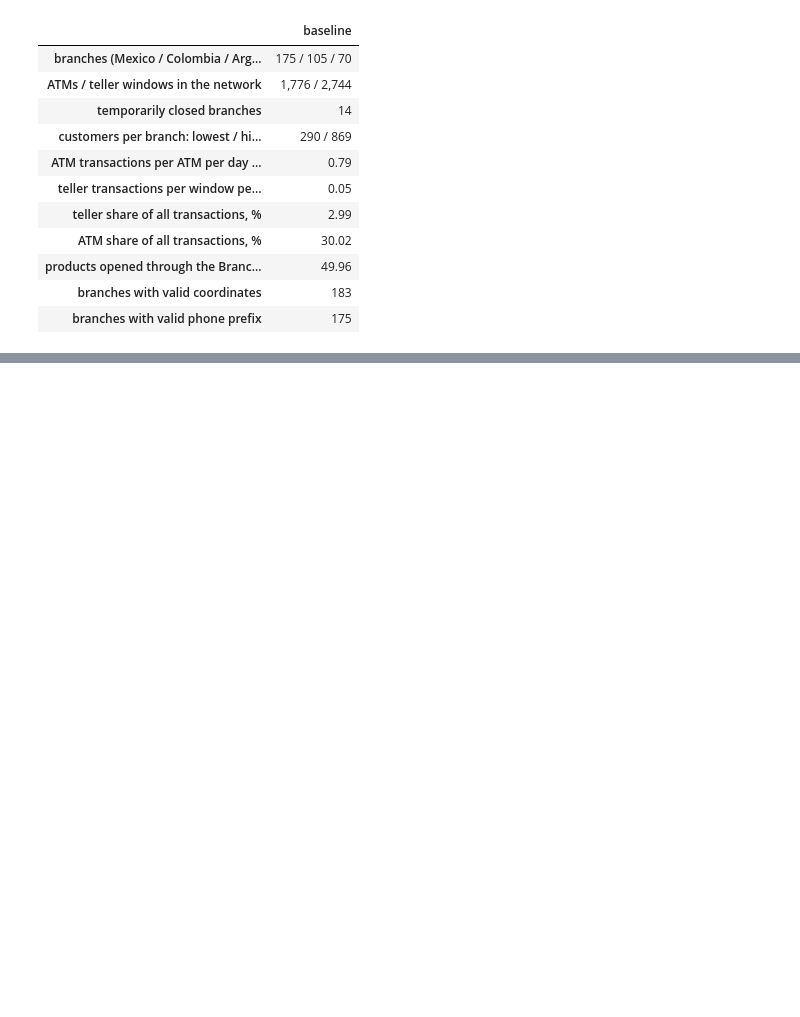
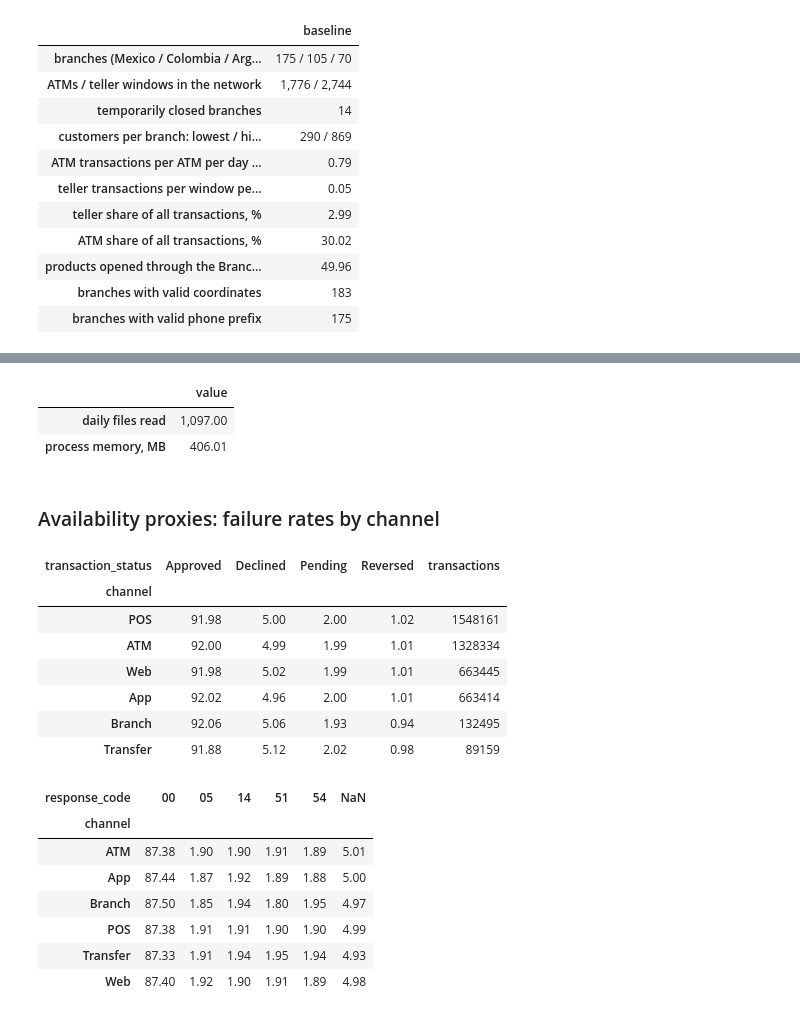
Before and after one commit to PedroCaballero1/krtr, a Jupyter notebook: notebooks/eda/physical_places_hypothesis/branches.ipynb, the cells around one changed output, grey strips where cells are left out. Drawn from its saved outputs; the diff is of its cells as text; code cells hidden in the pictures; blank space fills up the shorter version.

```diff
--- a/notebooks/eda/physical_places_hypothesis/branches.ipynb
+++ b/notebooks/eda/physical_places_hypothesis/branches.ipynb
@@ -835,0 +844,71 @@ display(baseline.to_frame())
+# %%
+LOAD_COLUMNS = ["transaction_date", "channel", "branch_id", "transaction_status", "response_code"]
+
+
+def summarize_load_partition(path: Path) -> dict[str, pd.DataFrame]:
+    """Reduces one daily transaction file to availability and load tables.
+
+    Exists so failure rates and load per branch can be measured over the full history without holding it in memory.
+
+    Args:
+        path: Path of one daily transactions file (one business day).
+
+    Returns:
+        dict: transactions per channel and status, per channel and response code, per branch and channel for the day,
+        per branch, channel and hour of the day, and per channel with the partition's weekday and day of month.
+    """
+    frame = pd.read_csv(path, usecols=LOAD_COLUMNS, dtype={"response_code": str})
+    physical = frame[frame["channel"].isin(PHYSICAL_CHANNELS) & frame["branch_id"].notna()].copy()
+    physical["hour_of_day"] = pd.to_datetime(physical["transaction_date"]).dt.hour
+    partition_day = pd.Timestamp(f"{path.parents[2].name[5:]}-{path.parents[1].name[6:]}-{path.parent.name[4:]}")
+    per_channel = physical.groupby("channel").size().rename("transactions").reset_index()
+    per_channel["weekday"], per_channel["day_of_month"] = partition_day.weekday(), partition_day.day
+    return {
+        "status": frame.groupby(["channel", "transaction_status"]).size().rename("transactions").reset_index(),
+        "codes": frame.groupby(["channel", "response_code"], dropna=False).size().rename("transactions").reset_index(),
+        "daily": physical.groupby(["branch_id", "channel"]).size().rename("transactions").reset_index(),
+        "hourly": physical.groupby(["branch_id", "channel", "hour_of_day"]).size().rename("transactions").reset_index(),
+        "calendar": per_channel,
+    }
+
+
+load_parts = {"status": [], "codes": [], "daily": [], "hourly": [], "calendar": []}
+for path in partition_files:
+    for name, table in summarize_load_partition(path).items():
+        load_parts[name].append(table)
+
+status_totals = pd.concat(load_parts["status"]).groupby(["channel", "transaction_status"])["transactions"].sum().unstack()
+code_totals = pd.concat(load_parts["codes"]).groupby(["channel", "response_code"], dropna=False)["transactions"].sum().unstack()
+daily = pd.concat(load_parts["daily"], ignore_index=True)
+hourly_peak = pd.concat(load_parts["hourly"], ignore_index=True)
+calendar = pd.concat(load_parts["calendar"], ignore_index=True)
+del load_parts
+display(pd.Series({"daily files read": len(partition_files), "process memory, MB": current_memory_mb()}, name="value").to_frame())
+# %% [output]
+|  | value |
+| daily files read | 1,097.00 |
+| process memory, MB | 406.01 |
+# %% [markdown]
+### Availability proxies: failure rates by channel
+# %%
+status_share = status_totals.div(status_totals.sum(axis=1), axis=0) * 100
+display(status_share.round(2).assign(transactions=status_totals.sum(axis=1)).sort_values("transactions", ascending=False))
+code_share = code_totals.div(code_totals.sum(axis=1), axis=0) * 100
+display(code_share.round(2).rename_axis(columns="response_code"))
+# %% [output]
+| transaction_status | Approved | Declined | Pending | Reversed | transactions |
+| channel |  |  |  |  |  |
+| POS | 91.98 | 5.00 | 2.00 | 1.02 | 1548161 |
+| ATM | 92.00 | 4.99 | 1.99 | 1.01 | 1328334 |
+| Web | 91.98 | 5.02 | 1.99 | 1.01 | 663445 |
+| App | 92.02 | 4.96 | 2.00 | 1.01 | 663414 |
+| Branch | 92.06 | 5.06 | 1.93 | 0.94 | 132495 |
+| Transfer | 91.88 | 5.12 | 2.02 | 0.98 | 89159 |
+| response_code | 00 | 05 | 14 | 51 | 54 | NaN |
+| channel |  |  |  |  |  |  |
+| ATM | 87.38 | 1.90 | 1.90 | 1.91 | 1.89 | 5.01 |
+| App | 87.44 | 1.87 | 1.92 | 1.89 | 1.88 | 5.00 |
+| Branch | 87.50 | 1.85 | 1.94 | 1.80 | 1.95 | 4.97 |
+| POS | 87.38 | 1.91 | 1.91 | 1.90 | 1.90 | 4.99 |
+| Transfer | 87.33 | 1.91 | 1.94 | 1.95 | 1.94 | 4.93 |
+| Web | 87.40 | 1.92 | 1.90 | 1.91 | 1.89 | 4.98 |
```
Also changed, not shown: parts of 16 cells of this notebook, 1 other file.
